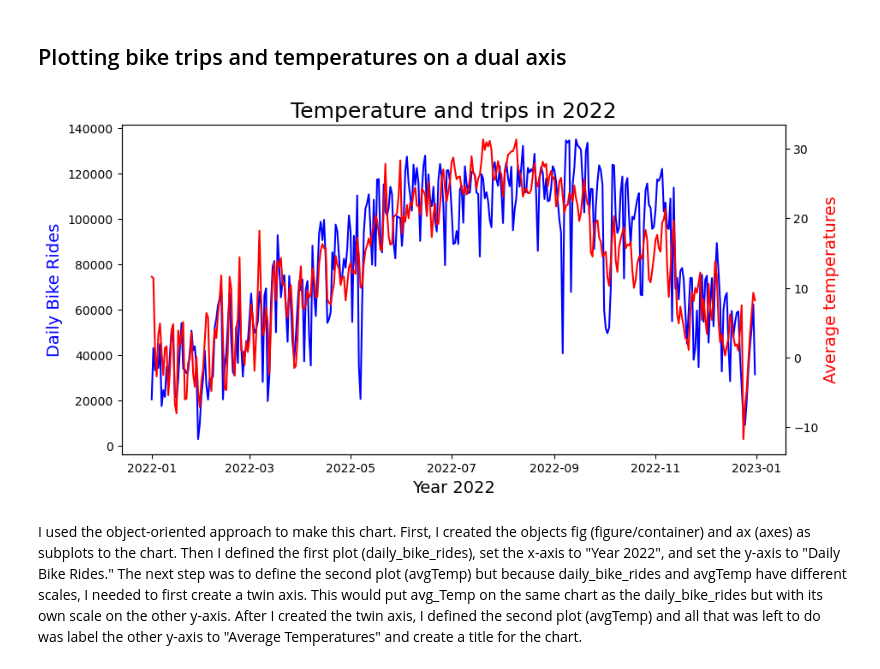
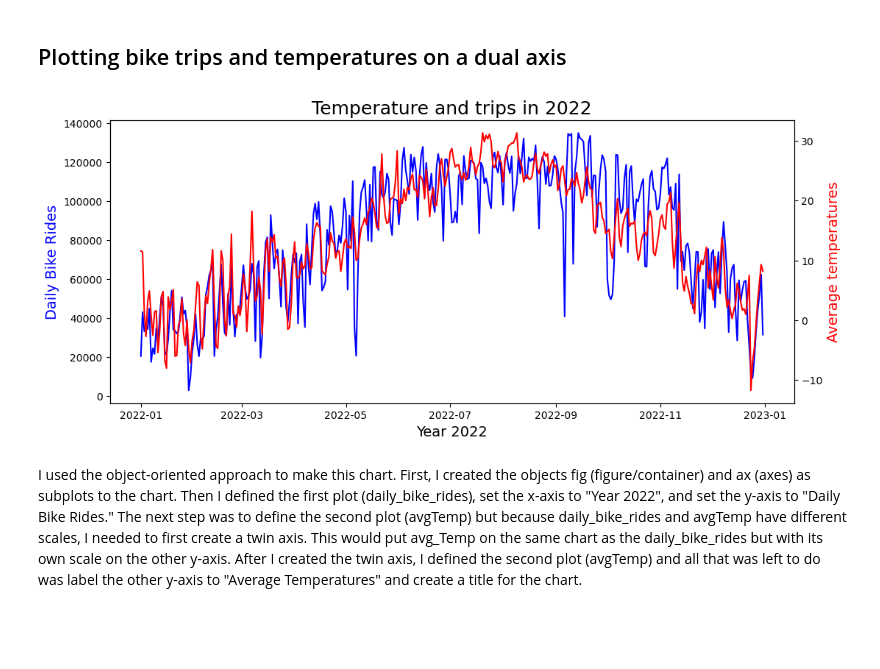
Before and after one commit to canamakay/New_York_Citibike_2022, a Jupyter notebook: Exercise 2.3 Fundamentals of Visualization Libraries Part 1.ipynb, the cells around one changed output. Saved outputs shown, nothing was run; the diff lists cells and outputs as text; code cells hidden in the pictures; blank space fills up the shorter version.

```diff
--- a/Exercise 2.3 Fundamentals of Visualization Libraries Part 1.ipynb
+++ b/Exercise 2.3 Fundamentals of Visualization Libraries Part 1.ipynb
@@ -147,7 +147,7 @@ df_group.head()
 | 4 | 2022-01-05 | 34230 |
 # %%
 #creating a subsample of weather data because it is too large
-df_subsample = df.sample(frac=.2)
+df_subsample = df.sample(frac=.05)
 # %%
 #merging subsample of weather data with daily_bike_rides_data
 df_2 = df_subsample.merge(df_group, on = "date", how = 'outer', indicator = True)
@@ -183,22 +183,22 @@ df_temp.to_csv(os.path.join(path, 'New_York_Citibike_2022','weather_and_daily_bi
 # %%
 # Creating figure and axis objects with subplots()
 
-fig,ax = plt.subplots(figsize=(10, 5))
+fig,ax = plt.subplots(figsize=(12, 5))
 
 # Making a plot of the bike rides
 ax.plot(df_temp['daily_bike_rides'],color = "blue")
 ax.set_xlabel("Year 2022", fontsize = 14) # setting x-axis label
 ax.set_ylabel("Daily Bike Rides",color = "blue", fontsize = 14) # setting y-axis label
 
 #creating the dual axis - initializing a twin object for two different y-axis on the sample plot
 ax2 = ax.twinx()
 
 # Making a plot with the temperatues on the y-axis using second axis object
 ax2.plot(df_temp["avgTemp"], color = "red")
 ax2.set_ylabel("Average temperatures", color = "red",fontsize=14)
 plt.title('Temperature and trips in 2022', fontsize = 18)
 plt.show()
 # %% [output]
-[figure, old version]
+[figure, new version]
 # %% [markdown]
 I used the object-oriented approach to make this chart.  First, I created the objects fig (figure/container) and ax (axes) as subplots to the chart.  Then I defined the first plot (daily_bike_rides), set the x-axis to "Year 2022", and set the y-axis to "Daily Bike Rides."  The next step was to define the second plot (avgTemp) but because daily_bike_rides and avgTemp have different scales, I needed to first create a twin axis.  This would put avg_Temp on the same chart as the daily_bike_rides but with its own scale on the other y-axis.  After I created the twin axis, I defined the second plot (avgTemp) and all that was left to do was label the other y-axis to "Average Temperatures" and create a title for the chart.
```
Also changed, not shown: parts of 2 cells of this notebook, 3 other files.
